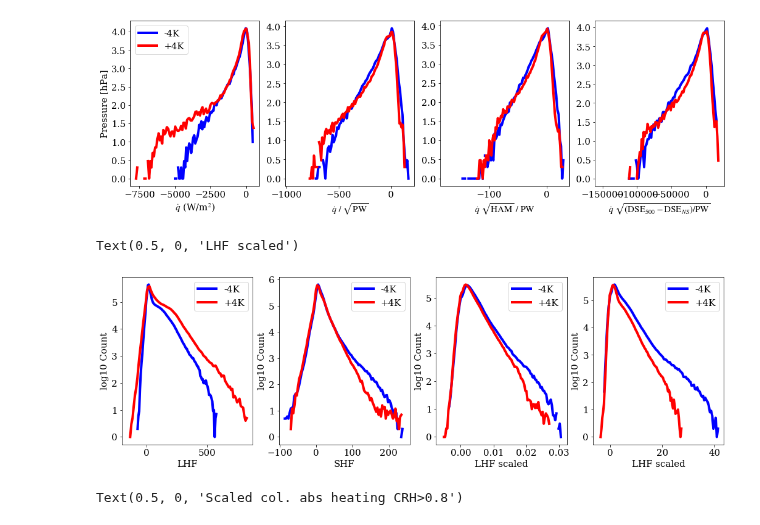
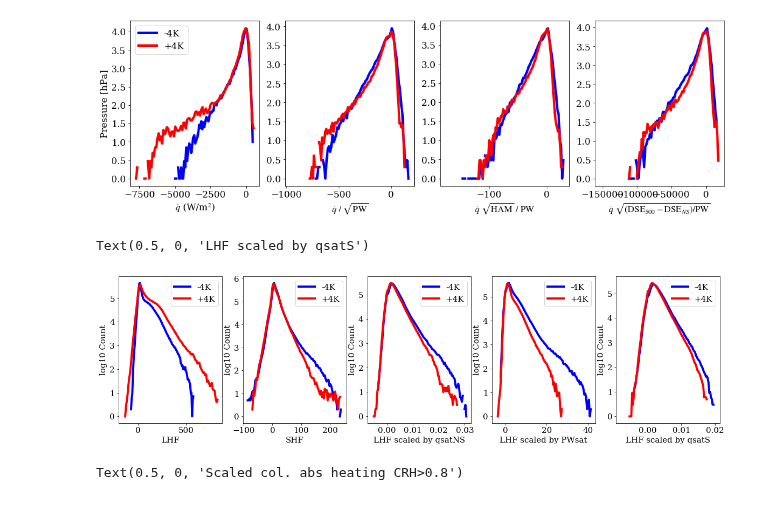
Before and after one commit to wallingTACC/CBRAIN-CAM, a Jupyter notebook: notebooks/tbeucler_devlog/044_Climate_invariant_analysis_output_scaling.ipynb, the cells around one changed output. Cells and saved outputs as stored; diff of their text form; code cells hidden in the pictures.

```diff
--- a/notebooks/tbeucler_devlog/044_Climate_invariant_analysis_output_scaling.ipynb
+++ b/notebooks/tbeucler_devlog/044_Climate_invariant_analysis_output_scaling.ipynb
@@ -158,6 +177,8 @@ datam4K = xr.open_mfdataset(path+'0001-01-0*-00000.nc',\
 # %%
 #path = '/project/meteo/w2w/A6/S.Rasp/SP-CAM/sp8fbp_4k/sp8fbp_4k.cam2.h2.'
-path = '/DFS-L/DATA/pritchard/tbeucler/SPCAM/sp8fbp_4k/sp8fbp_4k.cam2.h2.'
+#path = '/DFS-L/DATA/pritchard/tbeucler/SPCAM/sp8fbp_4k/sp8fbp_4k.cam2.h2.'
+path = '/scratch/05823/tg851228/CBRAIN/sp8fbp_4k/sp8fbp_4k.cam2.h2.'
+
 # datap4K = xr.open_mfdataset(path+'0001-01-0?-00000.nc',\
 #                            decode_times=False)
 datap4K = xr.open_mfdataset(path+'0001-01-0*-00000.nc',\
@@ -644,6 +694,7 @@ PWsatm4K = sin.trapz(qsatm4K*dP(datam4K.PS)/G,axis=1)
 CRHm4K = PWm4K/PWsatm4K
 LHFm4K = datam4K.LHFLX/(L_V*qsatm4K[:,-1,:,:])
 LHFm4Kpw = datam4K.LHFLX/PWsatm4K
+LHFm4Ksur = datam4K.LHFLX/(L_V*qsatsurf(datam4K.TS,datam4K.P0,datam4K.PS))
 # %%
 fig,ax = plt.subplots(1,5,figsize=(15,5))
 
@@ -1046,6 +1097,7 @@ PWsatp4K = sin.trapz(qsatp4K*dP(datap4K.PS)/G,axis=1)
 CRHp4K = PWp4K/PWsatp4K
 LHFp4K = datap4K.LHFLX/(L_V*qsatp4K[:,-1,:,:])
 LHFp4Kpw = datap4K.LHFLX/PWsatp4K
+LHFp4Ksur = datap4K.LHFLX/(L_V*qsatsurf(datap4K.TS,datap4K.P0,datap4K.PS))
 # %%
 fig,ax = plt.subplots(1,2,figsize=(15,5))
 
@@ -1384,42 +1436,51 @@ LHFp4Ksc_hist = np.histogram(LHFp4K.values.flatten(),bins=100)
 
 LHFm4KscPW_hist = np.histogram(LHFm4Kpw.values.flatten(),bins=100)
 LHFp4KscPW_hist = np.histogram(LHFp4Kpw.values.flatten(),bins=100)
+
+LHFm4KscS_hist = np.histogram(LHFm4Ksur.values.flatten(),bins=100)
+LHFp4KscS_hist = np.histogram(LHFp4Ksur.values.flatten(),bins=100)
 # Hnoscp4KH = np.histogram(HEATp4K.flatten()[HEATp4K.flatten()>Hp80m],bins=100)
 # Mnoscm4KH = np.histogram(MOISTm4K.flatten()[HEATm4K.flatten()>Hp80m],bins=100)
 # Mnoscp4KH = np.histogram(MOISTp4K.flatten()[HEATp4K.flatten()>Hp80m],bins=100)
 # %%
-fig,ax = plt.subplots(1,4,figsize=(17.5,5))
+fig,ax = plt.subplots(1,5,figsize=(20,5))
 
 ax[0].plot(edg2bin(LHFm4K_hist[1]),np.log10(LHFm4K_hist[0]),color='b',label='-4K')
 ax[0].plot(edg2bin(LHFp4K_hist[1]),np.log10(LHFp4K_hist[0]),color='r',label='+4K')
 ax[0].legend()
 ax[0].set_ylabel('log10 Count')
 ax[0].set_xlabel('LHF')
 
 ax[1].plot(edg2bin(SHFm4K_hist[1]),np.log10(SHFm4K_hist[0]),color='b',label='-4K')
 ax[1].plot(edg2bin(SHFp4K_hist[1]),np.log10(SHFp4K_hist[0]),color='r',label='+4K')
 ax[1].legend()
 ax[1].set_ylabel('log10 Count')
 ax[1].set_xlabel('SHF')
 
 ax[2].plot(edg2bin(LHFm4Ksc_hist[1]),np.log10(LHFm4Ksc_hist[0]),color='b',label='-4K')
 ax[2].plot(edg2bin(LHFp4Ksc_hist[1]),np.log10(LHFp4Ksc_hist[0]),color='r',label='+4K')
 ax[2].legend()
 ax[2].set_ylabel('log10 Count')
-ax[2].set_xlabel('LHF scaled')
+ax[2].set_xlabel('LHF scaled by qsatNS')
 
 ax[3].plot(edg2bin(LHFm4KscPW_hist[1]),np.log10(LHFm4KscPW_hist[0]),color='b',label='-4K')
 ax[3].plot(edg2bin(LHFp4KscPW_hist[1]),np.log10(LHFp4KscPW_hist[0]),color='r',label='+4K')
 ax[3].legend()
 ax[3].set_ylabel('log10 Count')
-ax[3].set_xlabel('LHF scaled')
+ax[3].set_xlabel('LHF scaled by PWsat')
+
+ax[4].plot(edg2bin(LHFm4KscS_hist[1]),np.log10(LHFm4KscS_hist[0]),color='b',label='-4K')
+ax[4].plot(edg2bin(LHFp4KscS_hist[1]),np.log10(LHFp4KscS_hist[0]),color='r',label='+4K')
+ax[4].legend()
+ax[4].set_ylabel('log10 Count')
+ax[4].set_xlabel('LHF scaled by qsatS')
 
 # ax[1].plot(edg2bin(Hsc1m4KH[1]),np.log10(Hsc1m4KH[0]),color='b')
 # ax[1].plot(edg2bin(Hsc1p4KH[1]),np.log10(Hsc1p4KH[0]),color='r')
 # ax[1].set_xlabel('$\dot{T}\ \sqrt{\mathrm{PW}}$')
 # %% [output]
-Text(0.5, 0, 'LHF scaled')
+Text(0.5, 0, 'LHF scaled by qsatS')
-[figure, old version]
+[figure, new version]
 # %%
 HEATm4K_hist = np.histogram(HEATm4K.flatten()[CRHm4K.flatten()>0.8],bins=100)
 HEATp4K_hist = np.histogram(HEATp4K.flatten()[CRHp4K.flatten()>0.8],bins=100)
```
Also changed, not shown: parts of 5 cells of this notebook, 1 other file.
